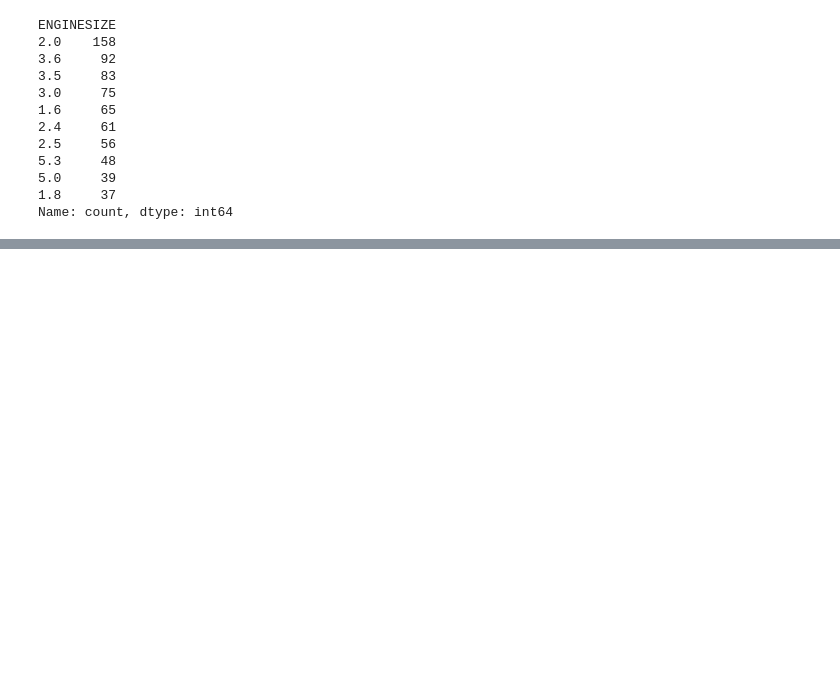
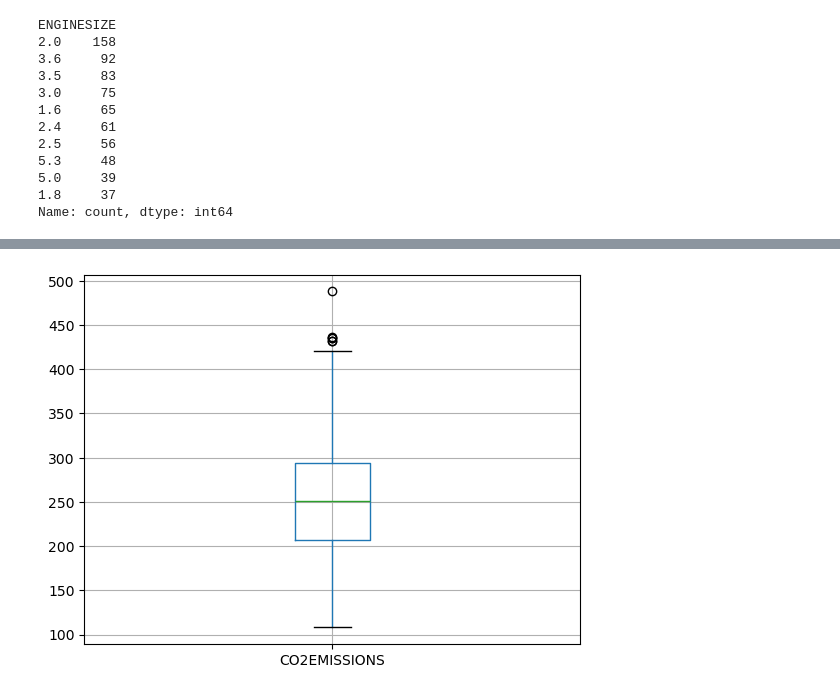
Before and after one commit to aliowx/end-to-end-ml-pipeline, a Jupyter notebook: notebook/01_fuel_consumption_eda.ipynb, the cells around one changed output, grey strips where cells are left out. Saved outputs shown, nothing was run; the diff lists cells and outputs as text; code cells hidden in the pictures; blank space fills up the shorter version.

```diff
--- a/notebook/01_fuel_consumption_eda.ipynb
+++ b/notebook/01_fuel_consumption_eda.ipynb
@@ -65,0 +111,5 @@ plt.show()
+# %%
+df.boxplot(column="CO2EMISSIONS")
+plt.show()
+# %% [output]
+[figure, added]
```
Also changed, not shown: parts of 8 cells of this notebook.
